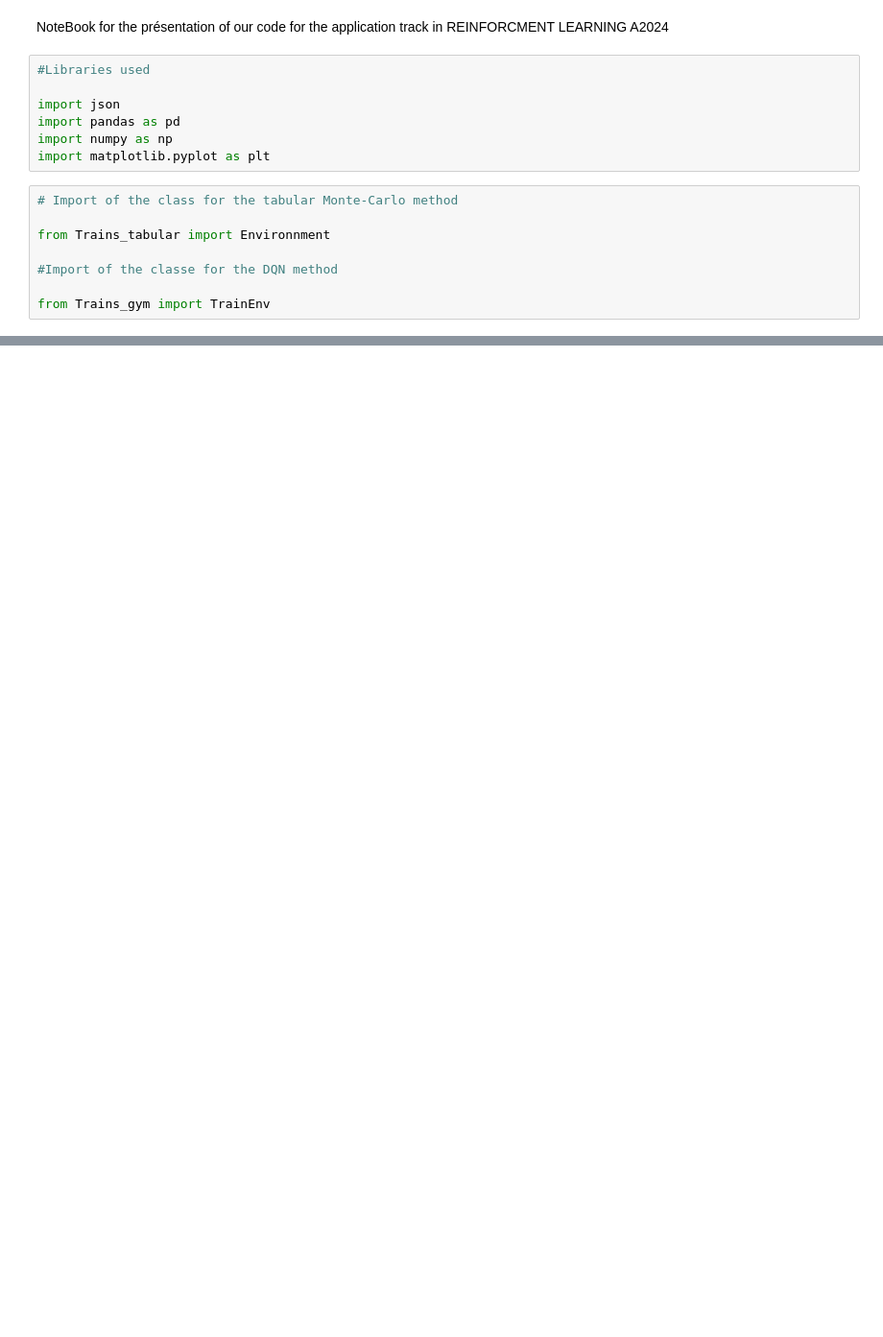
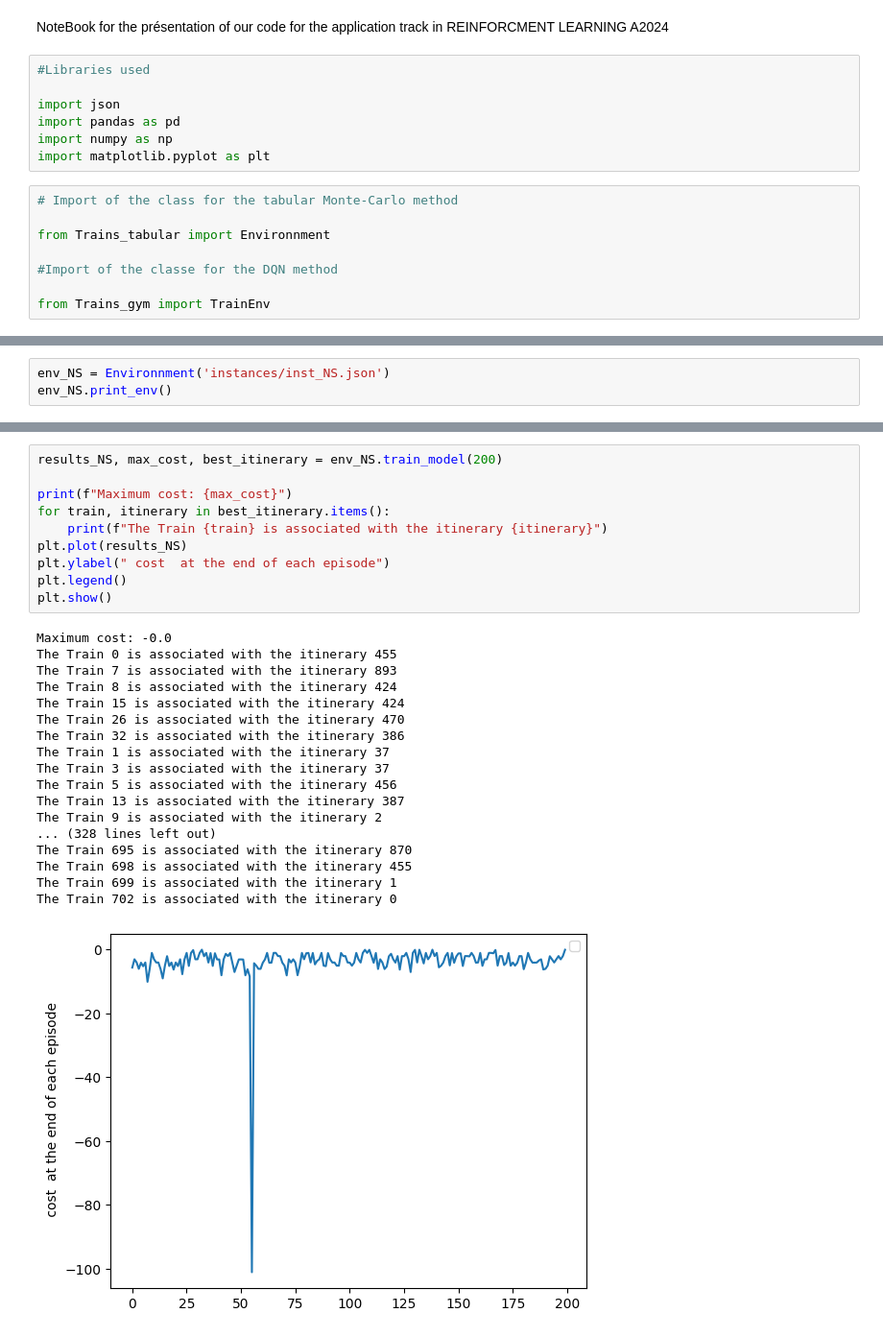
Before and after one commit to MarwanKR/Projet_RL, a Jupyter notebook: notebook.ipynb, the cells around one changed output, grey strips where cells are left out. Shown: that part at 96% size. Cells and saved outputs as stored; diff of their text form; blank space fills up the shorter version.

```diff
--- a/notebook.ipynb
+++ b/notebook.ipynb
@@ -193,0 +128,3 @@ plt.show()
+# %%
+env_NS = Environnment('instances/inst_NS.json')
+env_NS.print_env()
@@ -193,0 +149,29 @@ plt.show()
+# %%
+results_NS, max_cost, best_itinerary = env_NS.train_model(200)
+
+print(f"Maximum cost: {max_cost}")
+for train, itinerary in best_itinerary.items():
+    print(f"The Train {train} is associated with the itinerary {itinerary}")
+plt.plot(results_NS)
+plt.ylabel(" cost  at the end of each episode")
+plt.legend()
+plt.show()
+# %% [output]
+Maximum cost: -0.0
+The Train 0 is associated with the itinerary 455
+The Train 7 is associated with the itinerary 893
+The Train 8 is associated with the itinerary 424
+The Train 15 is associated with the itinerary 424
+The Train 26 is associated with the itinerary 470
+The Train 32 is associated with the itinerary 386
+The Train 1 is associated with the itinerary 37
+The Train 3 is associated with the itinerary 37
+The Train 5 is associated with the itinerary 456
+The Train 13 is associated with the itinerary 387
+The Train 9 is associated with the itinerary 2
+... (328 lines left out)
+The Train 695 is associated with the itinerary 870
+The Train 698 is associated with the itinerary 455
+The Train 699 is associated with the itinerary 1
+The Train 702 is associated with the itinerary 0
+[figure, added]
```
Also changed, not shown: parts of 36 cells of this notebook.
